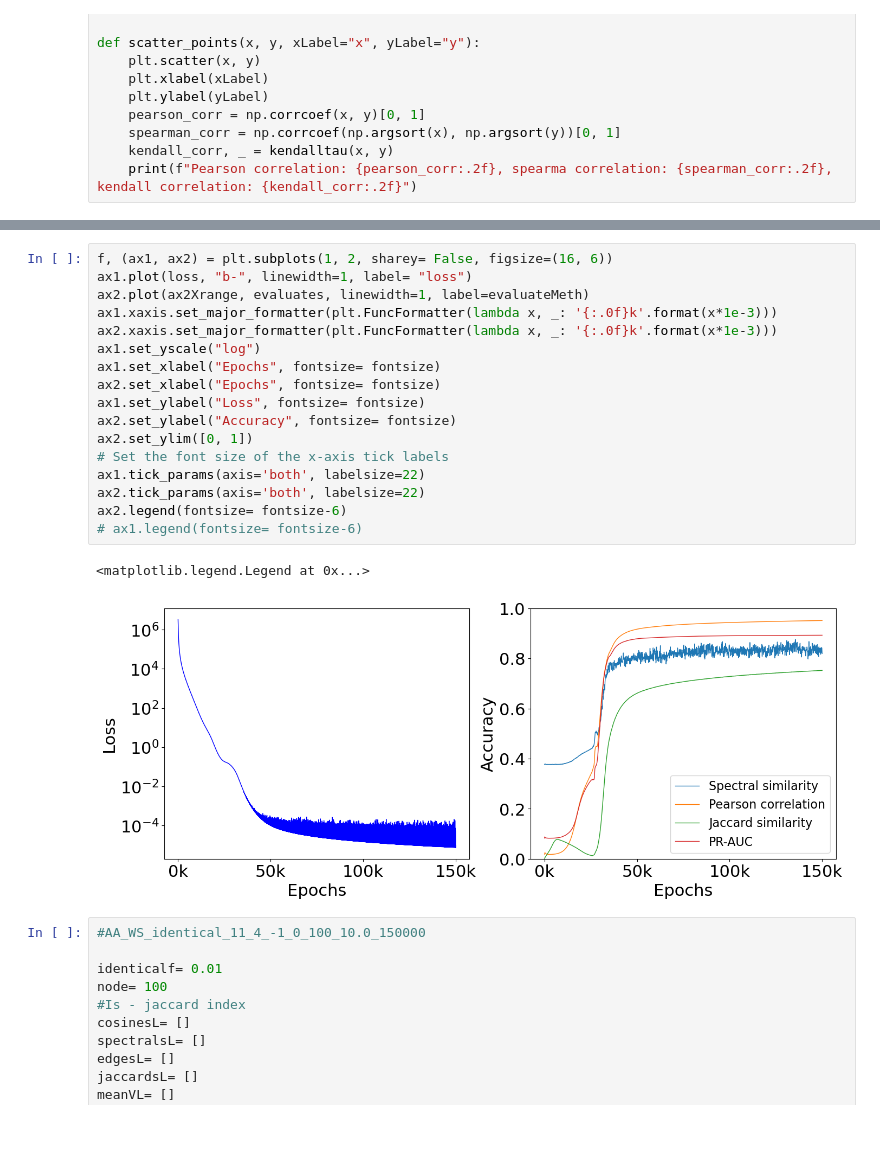
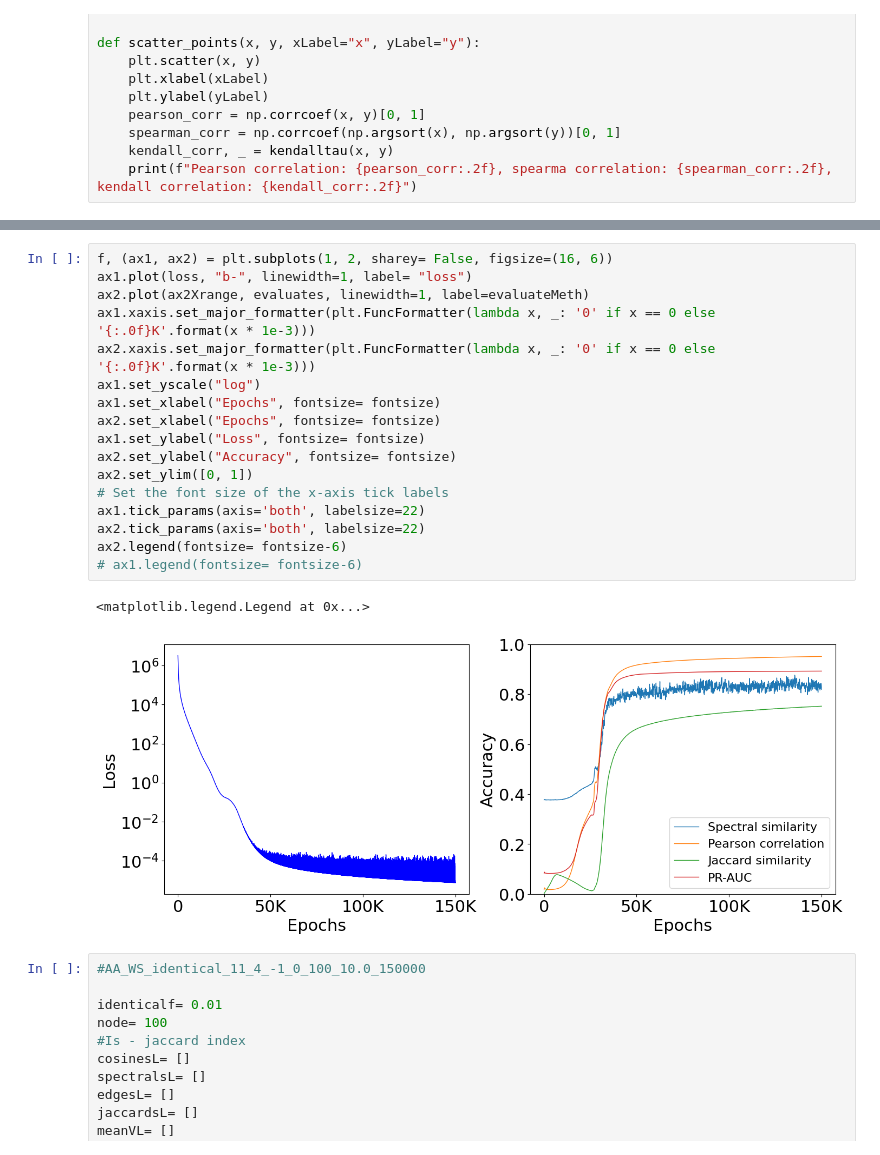
Before and after one commit to bizhili/Topology_Learning_Epis, a Jupyter notebook: readExperiment.ipynb, the cells around one changed output, grey strips where cells are left out. Drawn from its saved outputs; the diff is of its cells as text.

```diff
--- a/readExperiment.ipynb
+++ b/readExperiment.ipynb
@@ -147,23 +147,23 @@ plt.show()
 # %%
 f, (ax1, ax2) = plt.subplots(1, 2, sharey= False, figsize=(16, 6))
 ax1.plot(loss, "b-", linewidth=1, label= "loss")
 ax2.plot(ax2Xrange, evaluates, linewidth=1, label=evaluateMeth)
-ax1.xaxis.set_major_formatter(plt.FuncFormatter(lambda x, _: '{:.0f}k'.format(x*1e-3)))
-ax2.xaxis.set_major_formatter(plt.FuncFormatter(lambda x, _: '{:.0f}k'.format(x*1e-3)))
+ax1.xaxis.set_major_formatter(plt.FuncFormatter(lambda x, _: '0' if x == 0 else '{:.0f}K'.format(x * 1e-3)))
+ax2.xaxis.set_major_formatter(plt.FuncFormatter(lambda x, _: '0' if x == 0 else '{:.0f}K'.format(x * 1e-3)))
 ax1.set_yscale("log")
 ax1.set_xlabel("Epochs", fontsize= fontsize)
 ax2.set_xlabel("Epochs", fontsize= fontsize)
 ax1.set_ylabel("Loss", fontsize= fontsize)
 ax2.set_ylabel("Accuracy", fontsize= fontsize)
 ax2.set_ylim([0, 1])
 # Set the font size of the x-axis tick labels
 ax1.tick_params(axis='both', labelsize=22)
 ax2.tick_params(axis='both', labelsize=22)
 ax2.legend(fontsize= fontsize-6)
 # ax1.legend(fontsize= fontsize-6)
 # %% [output]
 <matplotlib.legend.Legend at 0x...>
-[figure, old version]
+[figure, new version]
 # %%
 #AA_WS_identical_11_4_-1_0_100_10.0_150000
 
```
Also changed, not shown: parts of 17 cells of this notebook, 17 other files.
